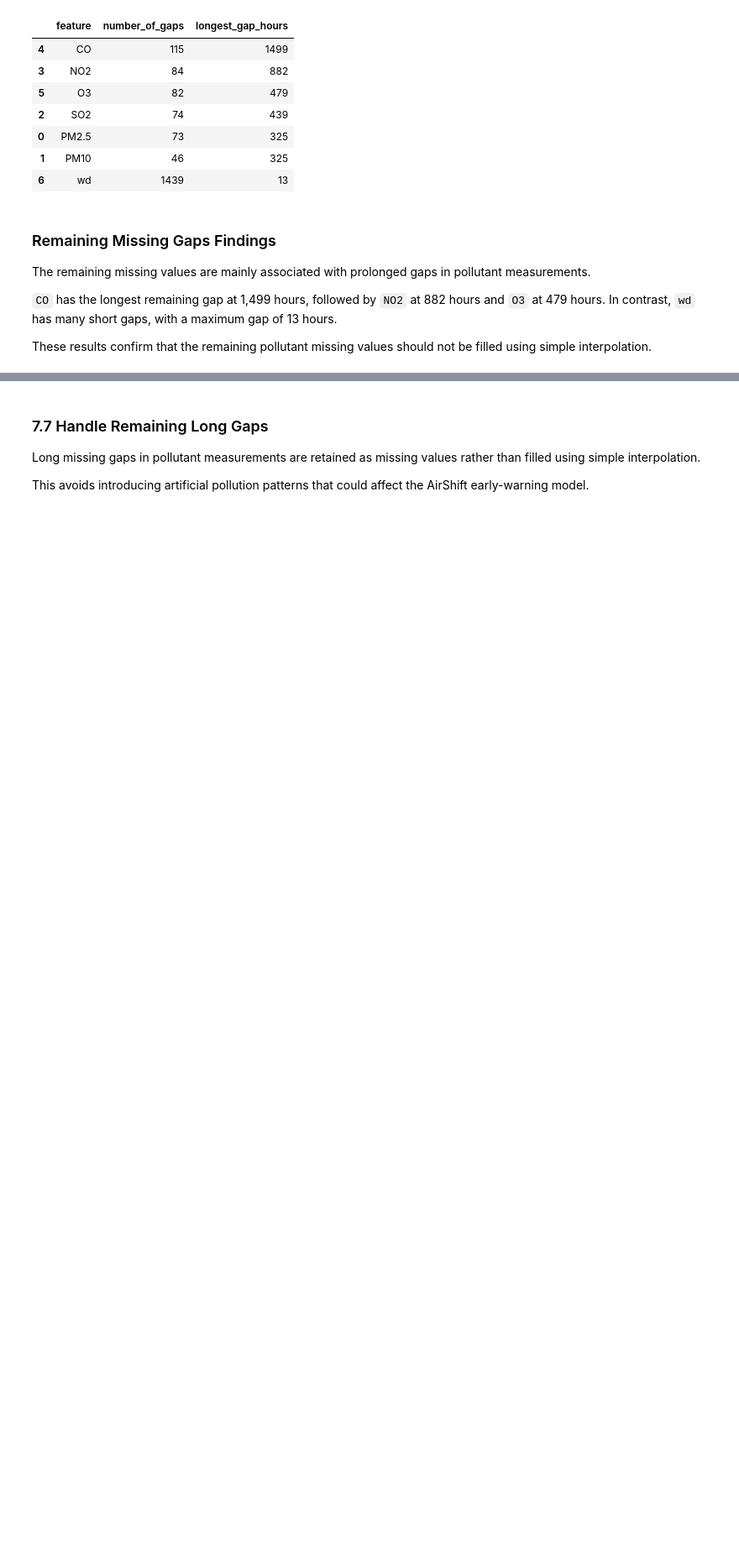
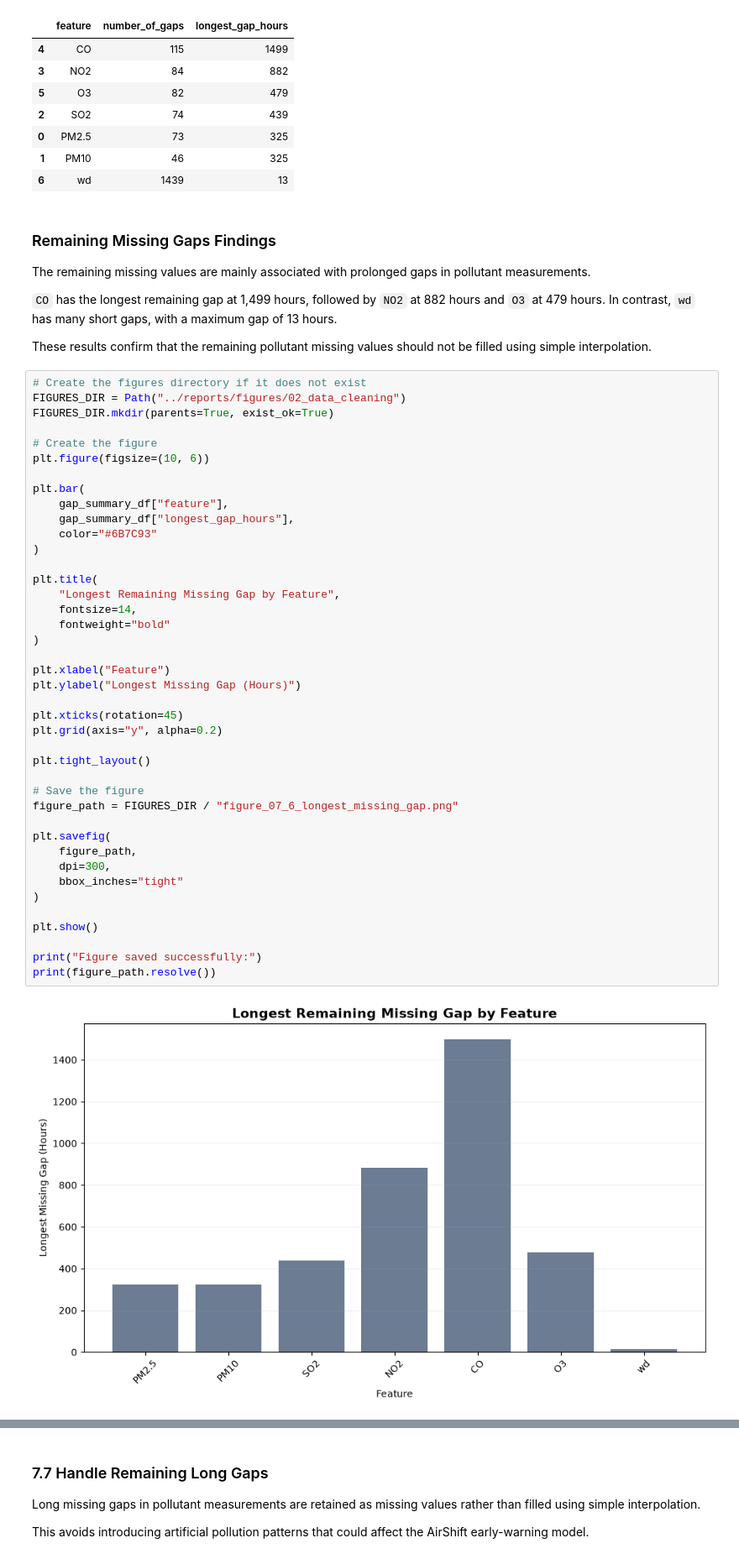
Before and after one commit to saraalwadia/airshift, a Jupyter notebook: notebooks/02_data_cleaning.ipynb, the cells around one changed output, grey strips where cells are left out. Shown at 84% size. Drawn from its saved outputs; the diff is of its cells as text; blank space fills up the shorter version.

Commit message:
longest missing gap figure

```diff
--- a/notebooks/02_data_cleaning.ipynb
+++ b/notebooks/02_data_cleaning.ipynb
@@ -694,3 +696,46 @@ The remaining missing values are mainly associated with prolonged gaps in pollut
 `CO` has the longest remaining gap at 1,499 hours, followed by `NO2` at 882 hours and `O3` at 479 hours. In contrast, `wd` has many short gaps, with a maximum gap of 13 hours.
 
 These results confirm that the remaining pollutant missing values should not be filled using simple interpolation.
+# %%
+# Create the figures directory if it does not exist
+FIGURES_DIR = Path("../reports/figures/02_data_cleaning")
+FIGURES_DIR.mkdir(parents=True, exist_ok=True)
+
+# Create the figure
+plt.figure(figsize=(10, 6))
+
+plt.bar(
+    gap_summary_df["feature"],
+    gap_summary_df["longest_gap_hours"],
+    color="#6B7C93"
+)
+
+plt.title(
+    "Longest Remaining Missing Gap by Feature",
+    fontsize=14,
+    fontweight="bold"
+)
+
+plt.xlabel("Feature")
+plt.ylabel("Longest Missing Gap (Hours)")
+
+plt.xticks(rotation=45)
+plt.grid(axis="y", alpha=0.2)
+
+plt.tight_layout()
+
+# Save the figure
+figure_path = FIGURES_DIR / "figure_07_6_longest_missing_gap.png"
+
+plt.savefig(
+    figure_path,
+    dpi=300,
+    bbox_inches="tight"
+)
+
+plt.show()
+
+print("Figure saved successfully:")
+print(figure_path.resolve())
+# %% [output]
+[figure, added]
```
Also changed, not shown: parts of 2 cells of this notebook.
